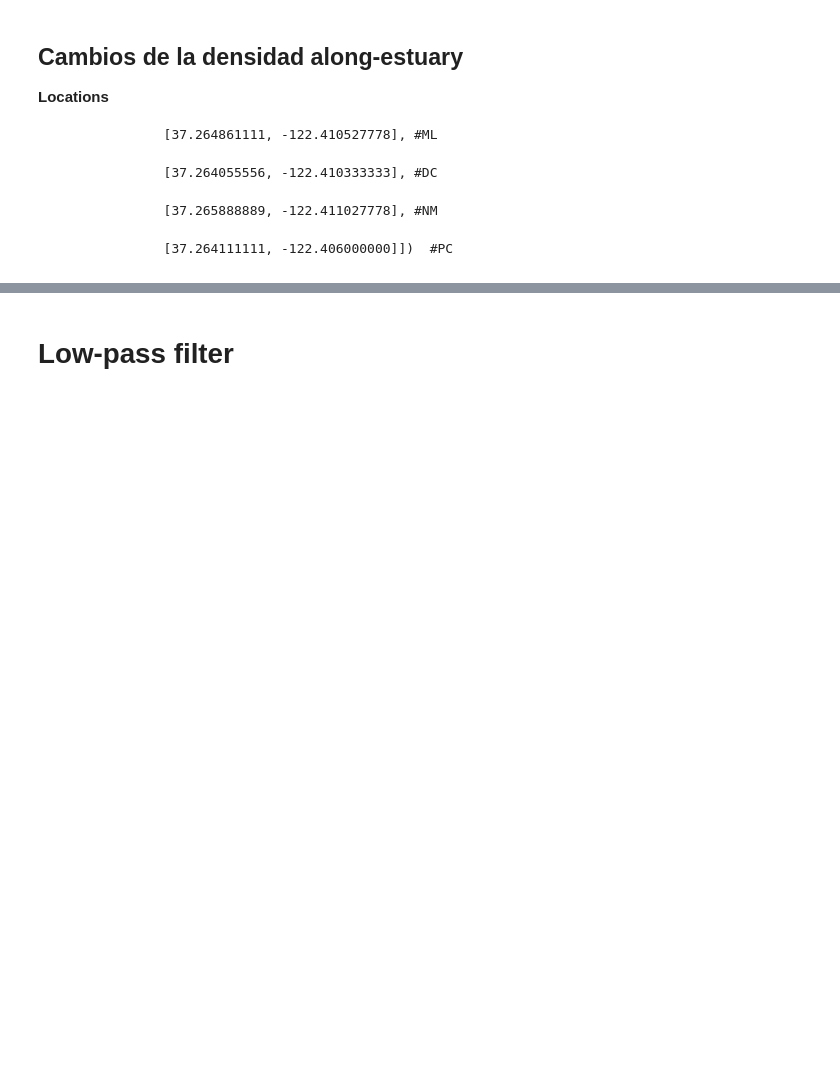
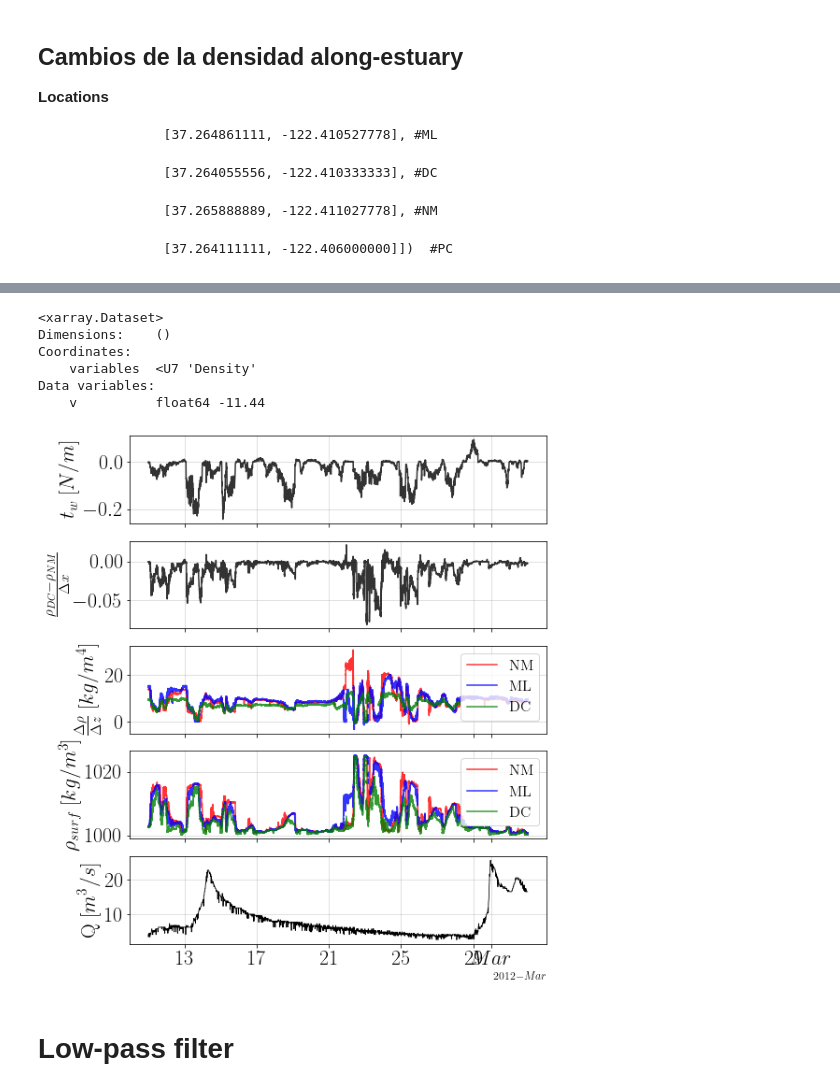
Before and after one commit to Dhannai/Thesis, a Jupyter notebook: febmar/CTD_nuevo.ipynb, the cells around one changed output, grey strips where cells are left out. Saved outputs shown, nothing was run; the diff lists cells and outputs as text; code cells hidden in the pictures; blank space fills up the shorter version.

```diff
--- a/febmar/CTD_nuevo.ipynb
+++ b/febmar/CTD_nuevo.ipynb
@@ -308,6 +308,8 @@ wdf = dfw.loc[datetime(2012,1,16):datetime(2012,3,30)]
 wdf = dfw.loc[datetime(2012,1,16):datetime(2012,3,30)]
 # %% [markdown]
 # General
+# %%
+q = Q.loc[datetime(2012,2,11):datetime(2012,3,3)]
 # %%
 tmin = 8
 tmax = 16
@@ -1617,3 +1659,78 @@ ax1.xaxis.set_major_formatter(formatter)
+# %%
+rho_dcnm.min()
+# %% [output]
+<xarray.Dataset>
+Dimensions:    ()
+Coordinates:
+    variables  <U7 'Density'
+Data variables:
+    v          float64 -11.44
+# %%
+#Inicio figura
+fig, (ax2, ax1, ax3, ax4, ax5) = plt.subplots(nrows=5, figsize=(8, 10), sharex=True)
+
+#Formato fecha
+locator = mdates.AutoDateLocator()
+formatter = mdates.ConciseDateFormatter(locator)
+
+#Gráfico Temperatura
+
+ax1.set_ylabel(r"$\frac{\rho_{DC}-\rho_{NM}}{\Delta x}$",
+          fontsize=22)
+
+ax1.plot(rho_dcnm.time, rho_dcnm.interpolate_na(dim="time", method="nearest").v/x_nm_dc, c='k', alpha=0.8, label='bottom')
+
+ax1.xaxis.set_tick_params(labelsize=22)
+ax1.yaxis.set_tick_params(labelsize=22)
+ax1.grid(alpha=0.5)
+
+ax2.set_ylabel(r"$t_w \; [N/m]$",
+          fontsize=22)
+
+ax2.plot(wdf.index, wdf, c='k', alpha=0.8, label='bottom')
+ax2.xaxis.set_tick_params(labelsize=22)
+ax2.yaxis.set_tick_params(labelsize=22)
+ax2.grid(alpha=0.5)
+
+#Gráfico drho/dz
+ax3.set_ylabel(r"$\frac{\Delta \rho}{\Delta z} \; [kg/m^4]$",
+          fontsize=22)
+
+ax3.plot(tnm13.time, tnm13.interpolate_na(dim="time", method="nearest").v/dnm13.interpolate_na(dim="time", method="nearest"), c='r', alpha=0.8, label='NM')
+ax3.plot(tml12.time, tml12.v/dml12, c='b', alpha=0.8, label='ML')
+ax3.plot(tdc14.time, tdc14.v/ddc14, c='g', alpha=0.8, label='DC')
+ax3.xaxis.set_tick_params(labelsize=22)
+ax3.yaxis.set_tick_params(labelsize=22)
+ax3.grid(alpha=0.5)
+ax3.legend(loc='upper right',
+          fontsize=16);
+
+#densidad superficial
+ax4.set_ylabel(r"$\rho_{surf} \; [kg/m^3]$",
+          fontsize=22)
+ax4.plot(tnm3.time, tnm3.interpolate_na(dim="time", method="nearest").v, c='r', alpha=0.8, label='NM')
+ax4.plot(tml2.time, tml2.v, c='b', alpha=0.8, label='ML')
+ax4.plot(tdc4.time, tdc4.v, c='g', alpha=0.8, label='DC')
+
+ax4.xaxis.set_tick_params(labelsize=22)
+ax4.yaxis.set_tick_params(labelsize=22)
+ax4.grid(alpha=0.5)
+ax4.legend(loc='upper right',
+          fontsize=16);
+
+ax5.set_ylabel(r"Q "
+          r"$\displaystyle[m^3/s]$",
+          fontsize=22)
+ax5.plot(q.index, q, lw=0.8, c='k')
+
+ax5.xaxis.set_tick_params(labelsize=22)
+ax5.yaxis.set_tick_params(labelsize=22)
+ax5.grid(alpha=0.5)
+
+ax1.xaxis.set_major_locator(locator)
+ax1.xaxis.set_major_formatter(formatter)
+# %% [output]
+[figure, added]
 # %% [markdown]
 # Low-pass filter
 # %%
```
Also changed, not shown: parts of 12 cells of this notebook, 1 other file.
